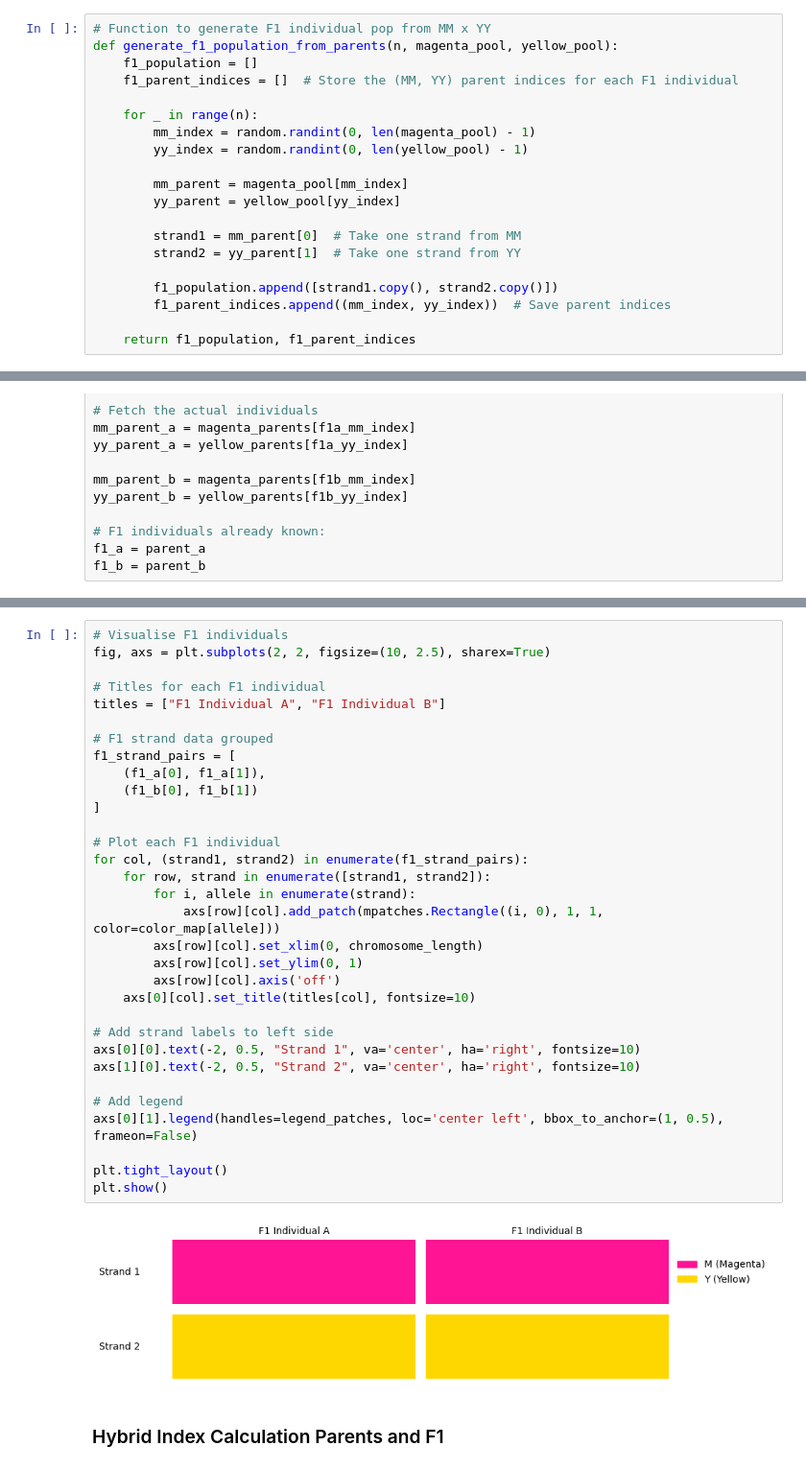
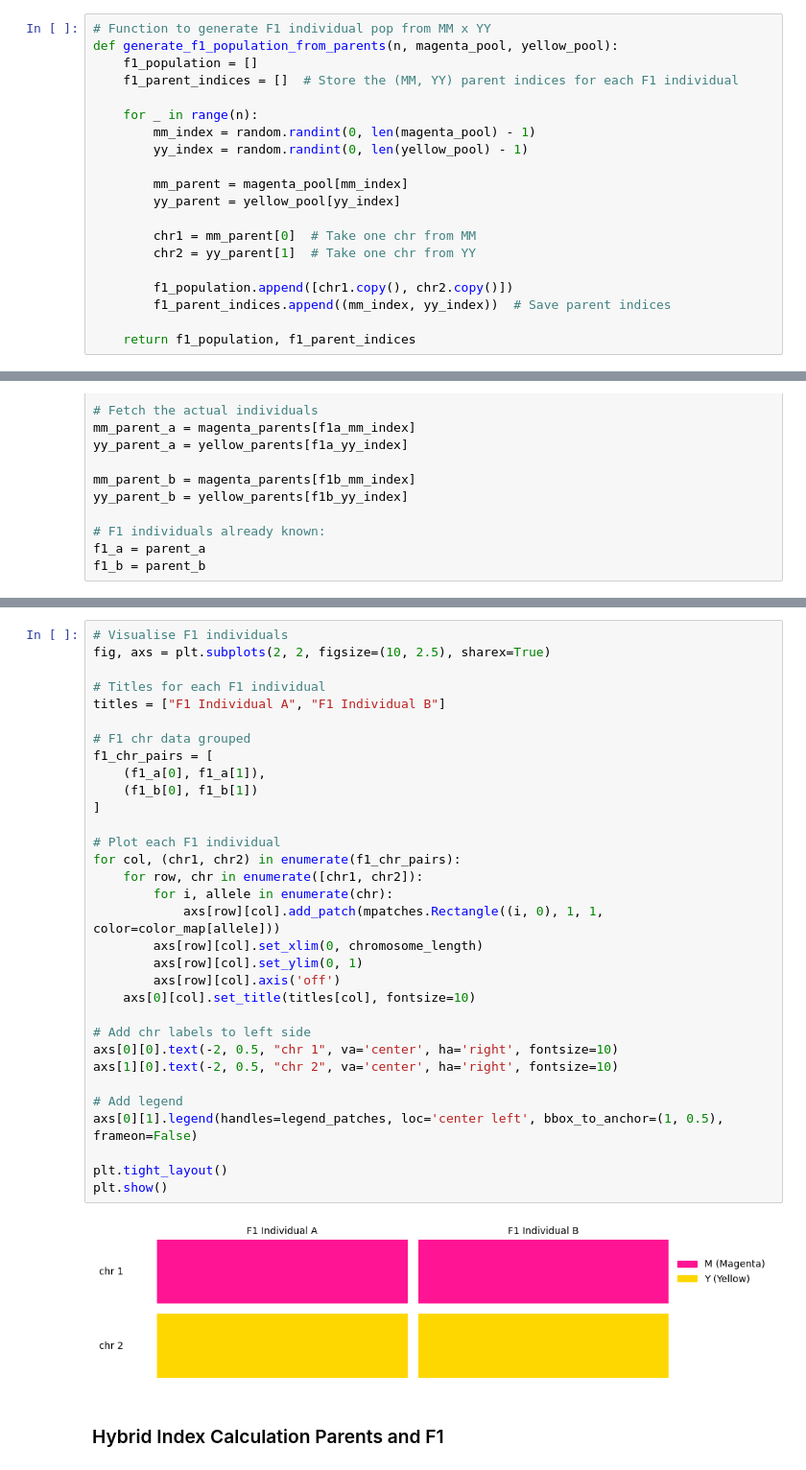
Before and after one commit to sophiagray2001/hybrid_sim_project, a Jupyter notebook: Hybrid_sim_v6.ipynb, the cells around one changed output, grey strips where cells are left out. Shown at 96% size. Drawn from its saved outputs; the diff is of its cells as text.

```diff
--- a/Hybrid_sim_v6.ipynb
+++ b/Hybrid_sim_v6.ipynb
@@ -58,10 +59,10 @@ def generate_f1_population_from_parents(n, magenta_pool, yellow_pool):
         mm_parent = magenta_pool[mm_index]
         yy_parent = yellow_pool[yy_index]
 
-        strand1 = mm_parent[0]  # Take one strand from MM
-        strand2 = yy_parent[1]  # Take one strand from YY
+        chr1 = mm_parent[0]  # Take one chr from MM
+        chr2 = yy_parent[1]  # Take one chr from YY
 
-        f1_population.append([strand1.copy(), strand2.copy()])
+        f1_population.append([chr1.copy(), chr2.copy()])
         f1_parent_indices.append((mm_index, yy_index))  # Save parent indices
 
     return f1_population, f1_parent_indices
@@ -164,37 +178,37 @@ plt.show()
 # %%
 # Visualise F1 individuals
 fig, axs = plt.subplots(2, 2, figsize=(10, 2.5), sharex=True)
 
 # Titles for each F1 individual
 titles = ["F1 Individual A", "F1 Individual B"]
 
-# F1 strand data grouped
-f1_strand_pairs = [
+# F1 chr data grouped
+f1_chr_pairs = [
     (f1_a[0], f1_a[1]),
     (f1_b[0], f1_b[1])
 ]
 
 # Plot each F1 individual
-for col, (strand1, strand2) in enumerate(f1_strand_pairs):
-    for row, strand in enumerate([strand1, strand2]):
-        for i, allele in enumerate(strand):
+for col, (chr1, chr2) in enumerate(f1_chr_pairs):
+    for row, chr in enumerate([chr1, chr2]):
+        for i, allele in enumerate(chr):
             axs[row][col].add_patch(mpatches.Rectangle((i, 0), 1, 1, color=color_map[allele]))
         axs[row][col].set_xlim(0, chromosome_length)
         axs[row][col].set_ylim(0, 1)
         axs[row][col].axis('off')
     axs[0][col].set_title(titles[col], fontsize=10)
 
-# Add strand labels to left side
-axs[0][0].text(-2, 0.5, "Strand 1", va='center', ha='right', fontsize=10)
-axs[1][0].text(-2, 0.5, "Strand 2", va='center', ha='right', fontsize=10)
+# Add chr labels to left side
+axs[0][0].text(-2, 0.5, "chr 1", va='center', ha='right', fontsize=10)
+axs[1][0].text(-2, 0.5, "chr 2", va='center', ha='right', fontsize=10)
 
 # Add legend
 axs[0][1].legend(handles=legend_patches, loc='center left', bbox_to_anchor=(1, 0.5), frameon=False)
 
 plt.tight_layout()
 plt.show()
 # %% [output]
-[figure, old version]
+[figure, new version]
 # %% [markdown]
 ### Hybrid Index Calculation Parents and F1
 # %%
```
Also changed, not shown: parts of 11 cells of this notebook.
